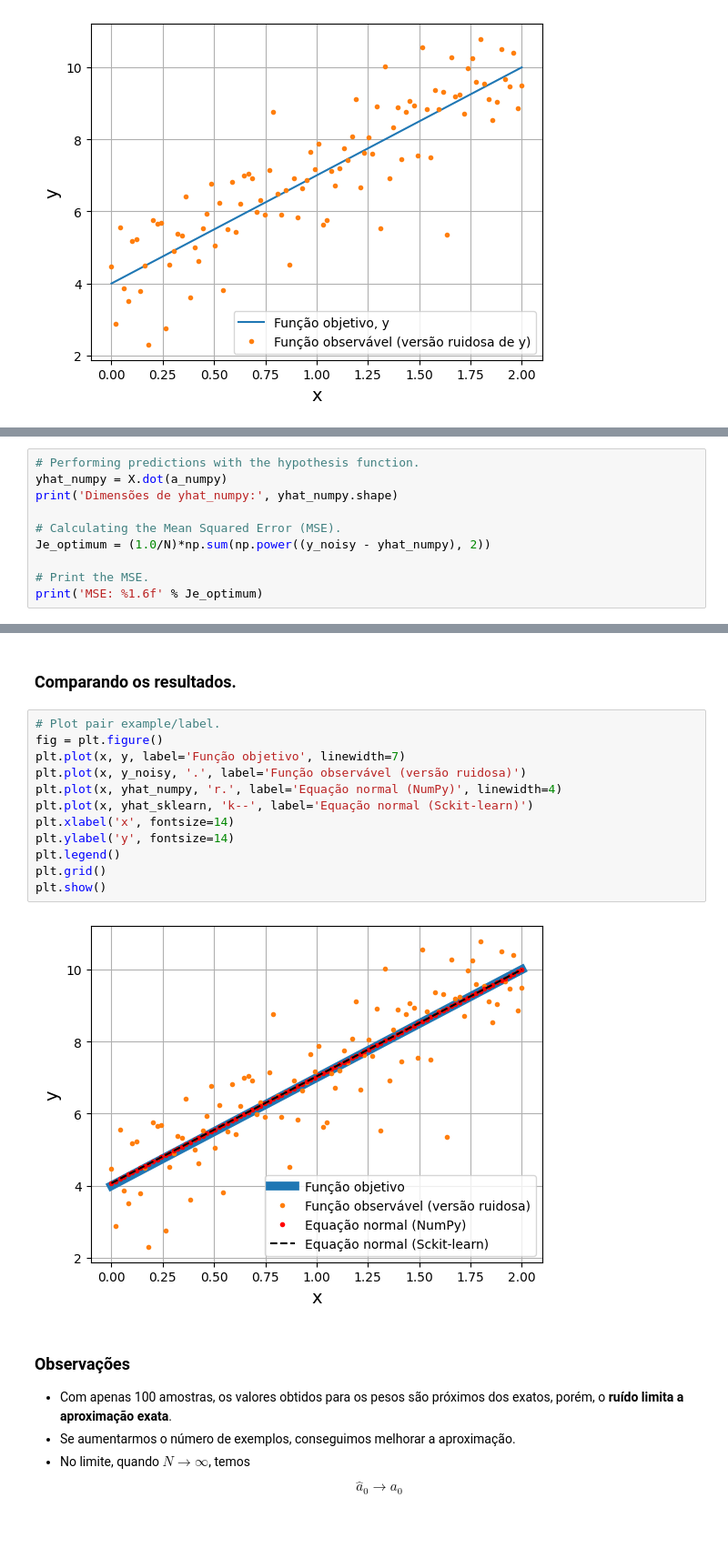
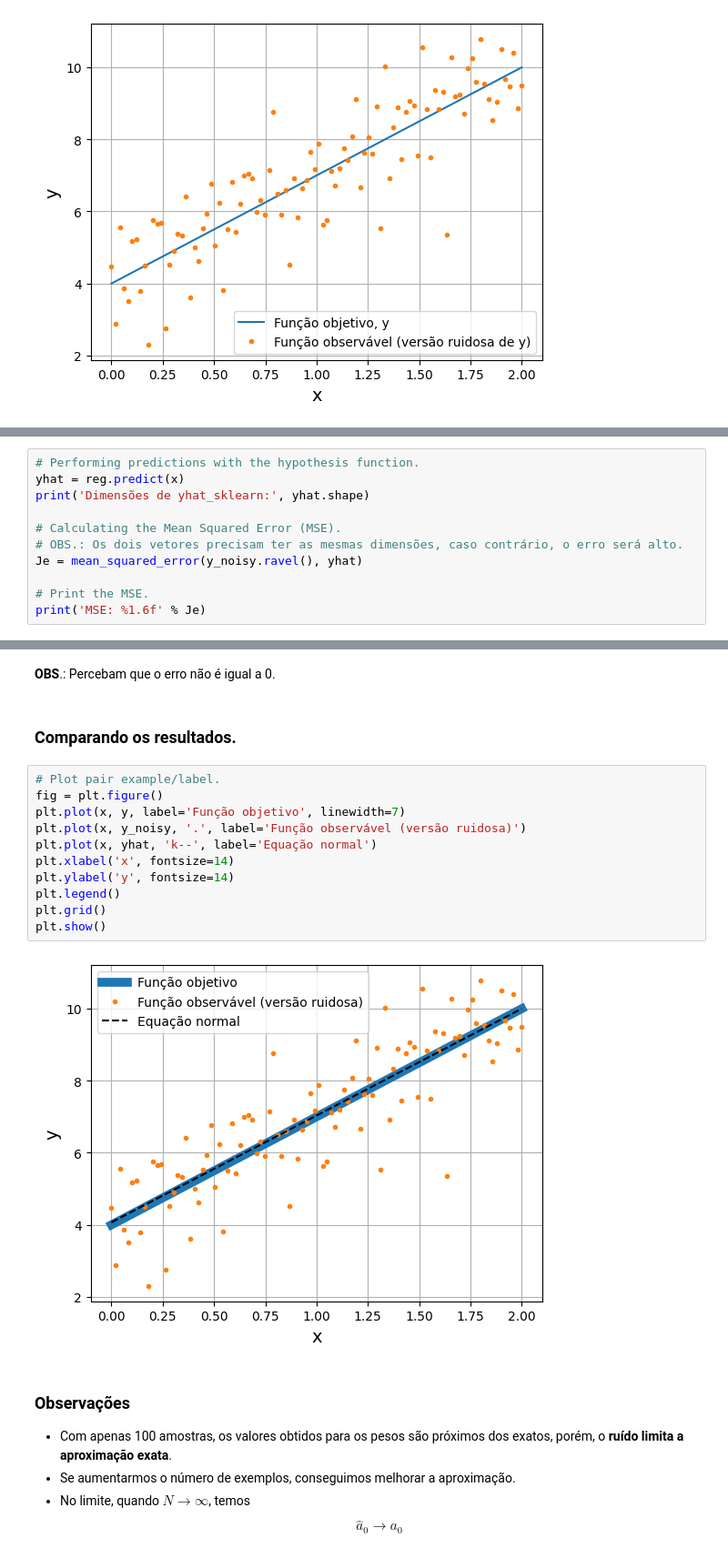
Before and after one commit to zz4fap/t319_aprendizado_de_maquina, a Jupyter notebook: notebooks/regression/normal_equation_example1.ipynb, the cells around one changed output, grey strips where cells are left out. Shown at 91% size. Saved outputs shown, nothing was run; the diff lists cells and outputs as text; blank space fills up the shorter version.

```diff
--- a/notebooks/regression/normal_equation_example1.ipynb
+++ b/notebooks/regression/normal_equation_example1.ipynb
@@ -132,11 +137,12 @@ para realizar predições com **todos os vetores de atributos**, $\textbf{x}[i]$
 # %%
 # Performing predictions with the hypothesis function.
-yhat_numpy = X.dot(a_numpy)
-print('Dimensões de yhat_numpy:', yhat_numpy.shape)
+yhat = reg.predict(x)
+print('Dimensões de yhat_sklearn:', yhat.shape)
 
 # Calculating the Mean Squared Error (MSE).
-Je_optimum = (1.0/N)*np.sum(np.power((y_noisy - yhat_numpy), 2))
+# OBS.: Os dois vetores precisam ter as mesmas dimensões, caso contrário, o erro será alto.
+Je = mean_squared_error(y_noisy.ravel(), yhat)
 
 # Print the MSE.
-print('MSE: %1.6f' % Je_optimum)
+print('MSE: %1.6f' % Je)
 # %% [output]
@@ -194,19 +151,20 @@ MSE: 0.990985
+# %% [markdown]
+**OBS**.: Percebam que o erro não é igual a 0.
 # %% [markdown]
 ### Comparando os resultados.
 # %%
 # Plot pair example/label.
 fig = plt.figure()
 plt.plot(x, y, label='Função objetivo', linewidth=7)
 plt.plot(x, y_noisy, '.', label='Função observável (versão ruidosa)')
-plt.plot(x, yhat_numpy, 'r.', label='Equação normal (NumPy)', linewidth=4)
-plt.plot(x, yhat_sklearn, 'k--', label='Equação normal (Sckit-learn)')
+plt.plot(x, yhat, 'k--', label='Equação normal')
 plt.xlabel('x', fontsize=14)
 plt.ylabel('y', fontsize=14)
 plt.legend()
 plt.grid()
 plt.show()
 # %% [output]
-[figure, old version]
+[figure, new version]
 # %% [markdown]
 ### Observações
 
```
Also changed, not shown: parts of 18 cells of this notebook.
